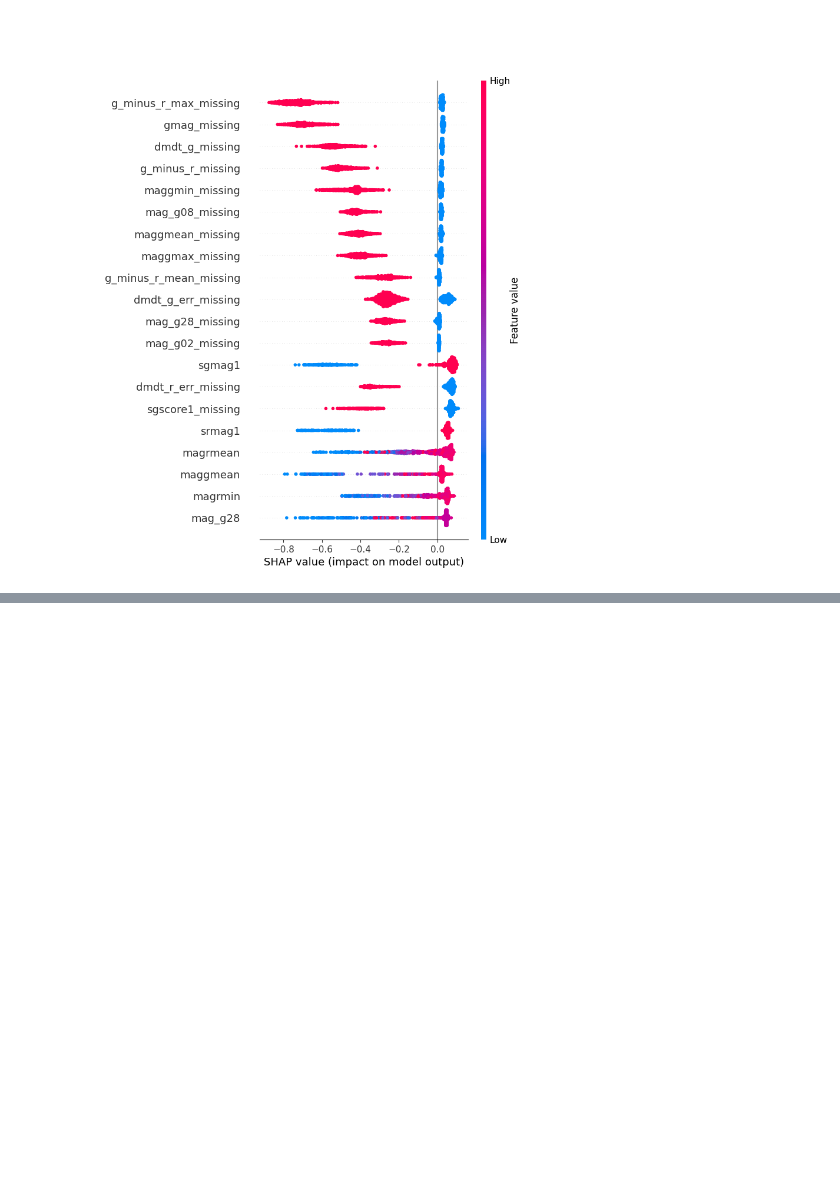
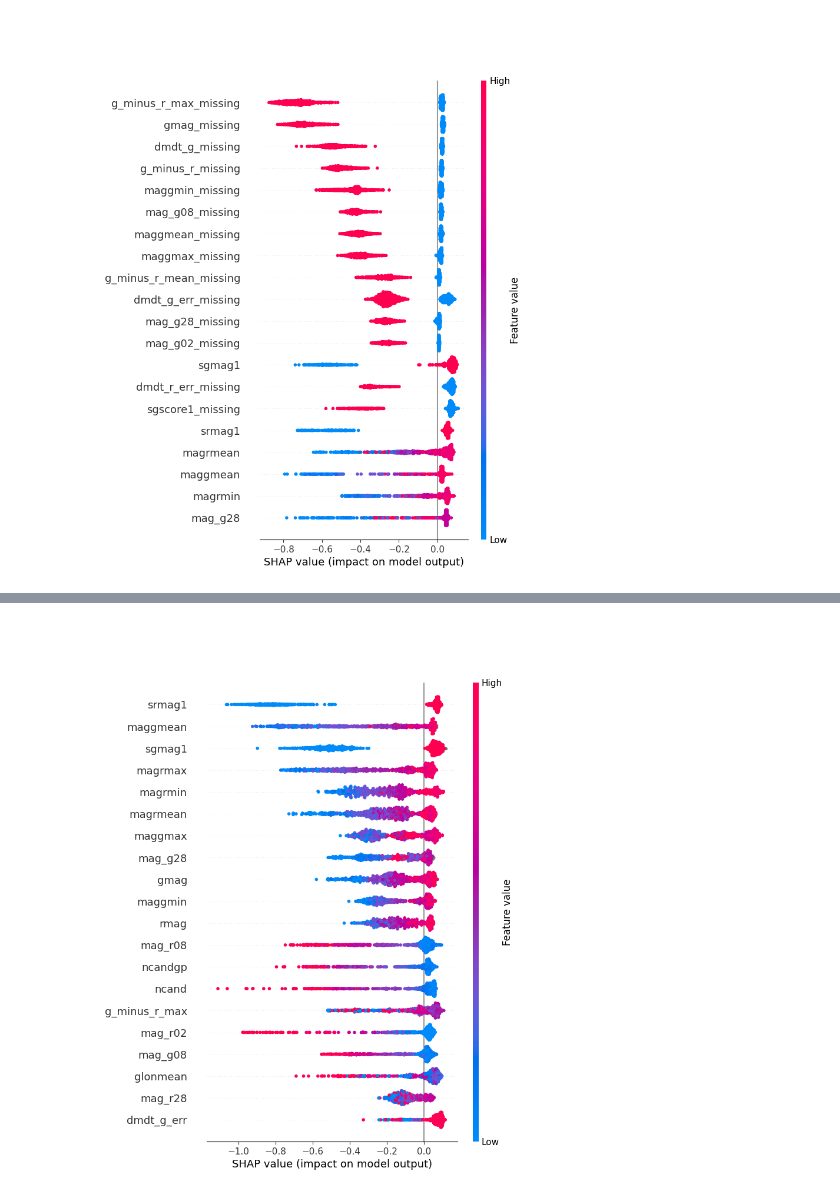
Before and after one commit to lukfelix/AppliedML26_FinalProject, a Jupyter notebook: notebooks/isolation_forest.ipynb, the cells around one changed output, grey strips where cells are left out. Cells and saved outputs as stored; diff of their text form; code cells hidden in the pictures; blank space fills up the shorter version.

Commit message:
Isolation forest with unscaled features
New results without scaling input + removing any _missing features as they dominated the results before.

```diff
--- a/notebooks/isolation_forest.ipynb
+++ b/notebooks/isolation_forest.ipynb
@@ -211,3 +212,16 @@ shap.summary_plot(shap_values, anomalies)
 plt.savefig('shap_summary_anomalies.pdf')
 # %% [output]
 [figure]
+# %%
+# on unscaled features + no _missing features as they dominated before
+iso = IsolationForest(
+    #contamination=0.01,
+    random_state=402
+)
+
+scores = iso.fit_predict(X)
+probs=iso.score_samples(X)
+data["anomaly"] = scores
+data_orig['anomaly']=scores
+data["anomaly_score"] = probs
+data_orig['anomaly_score']=probs
@@ -213,0 +251,10 @@ plt.savefig('shap_summary_anomalies.pdf')
+# %%
+# Create SHAP explainer
+explainer = shap.TreeExplainer(iso)
+plt.close('all')
+anomalies = X[data["anomaly"] == -1]
+shap_values = explainer.shap_values(anomalies)
+shap.summary_plot(shap_values, anomalies)
+plt.savefig('shap_summary_anomalies_unscaled.pdf')
+# %% [output]
+[figure, added]
```
Also changed, not shown: parts of 5 cells of this notebook, 3 other files.
